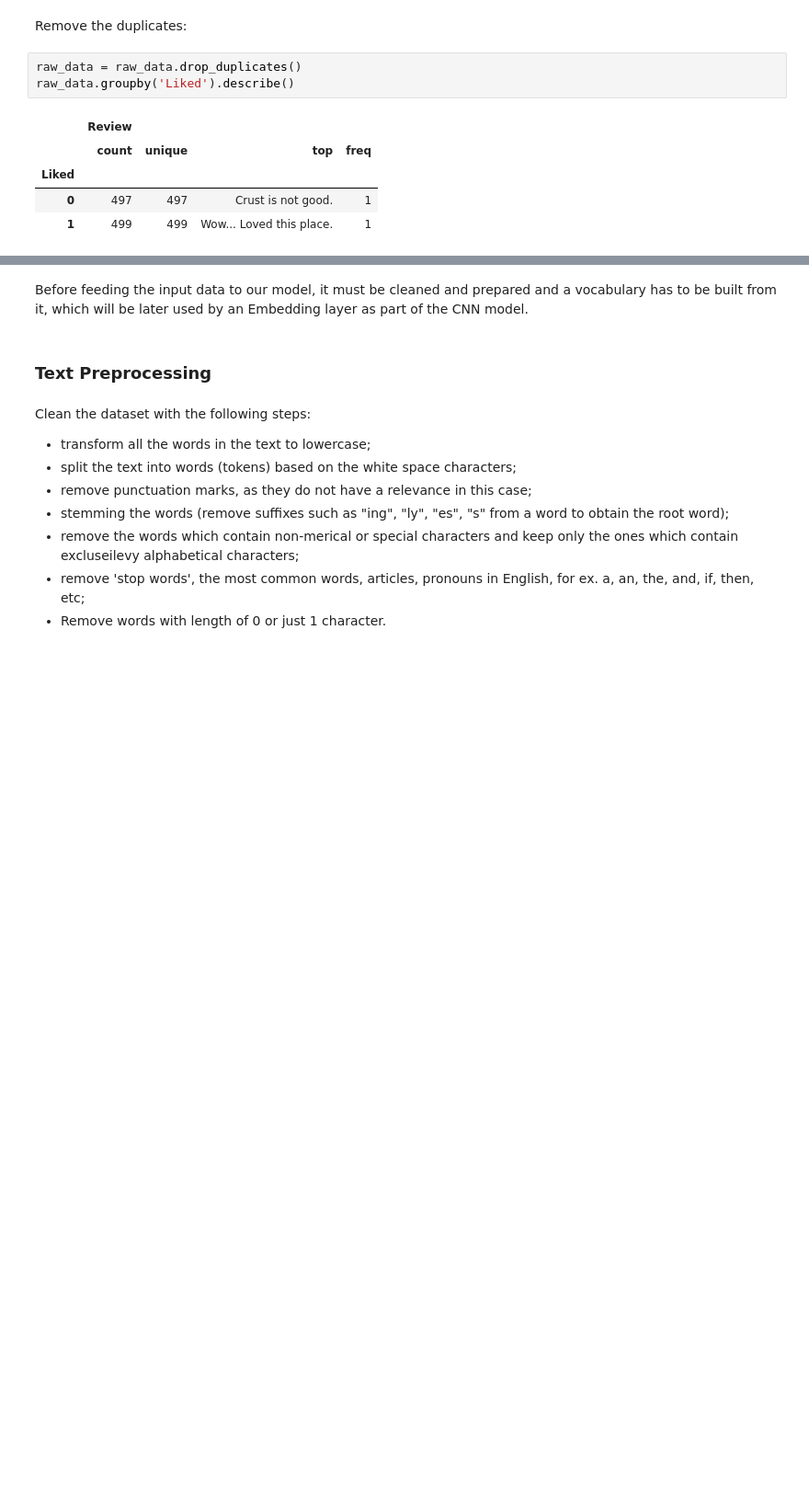
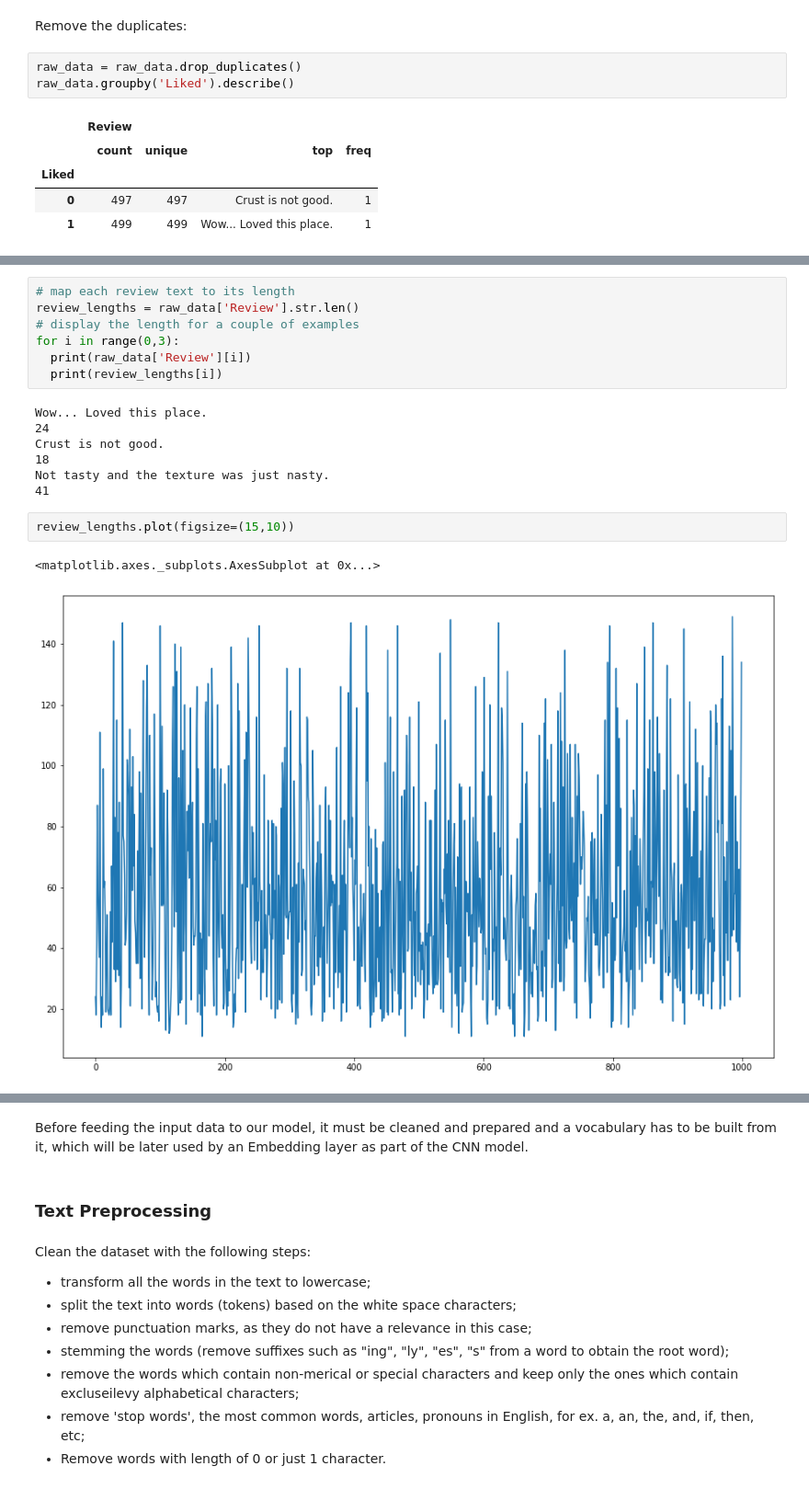
Before and after one commit to keresztesbeata/Intelligent-Systems-Lab, a Jupyter notebook: Restaurant-Reviews-NLP/RestaurantReviews.ipynb, the cells around one changed output, grey strips where cells are left out. Shown: that part at 92% size. Drawn from its saved outputs; the diff is of its cells as text; blank space fills up the shorter version.

```diff
--- a/Restaurant-Reviews-NLP/RestaurantReviews.ipynb
+++ b/Restaurant-Reviews-NLP/RestaurantReviews.ipynb
@@ -120,0 +131,19 @@ raw_data.groupby('Liked').describe()
+# %%
+# map each review text to its length
+review_lengths = raw_data['Review'].str.len()
+# display the length for a couple of examples
+for i in range(0,3):
+  print(raw_data['Review'][i])
+  print(review_lengths[i])
+# %% [output]
+Wow... Loved this place.
+24
+Crust is not good.
+18
+Not tasty and the texture was just nasty.
+41
+# %%
+review_lengths.plot(figsize=(15,10))
+# %% [output]
+<matplotlib.axes._subplots.AxesSubplot at 0x...>
+[figure, added]
```
Also changed, not shown: parts of 12 cells of this notebook.
